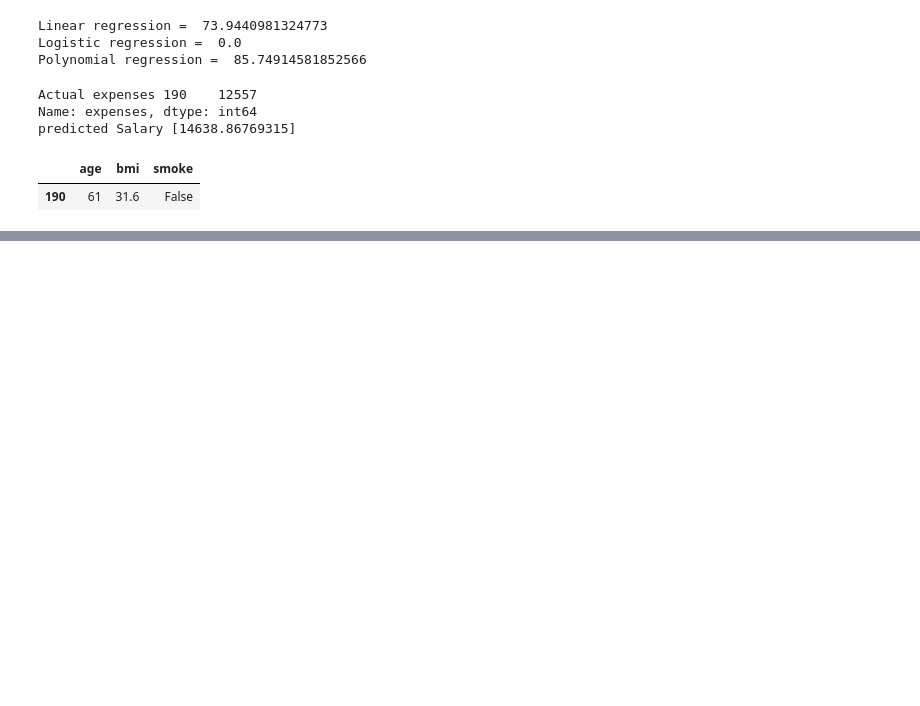
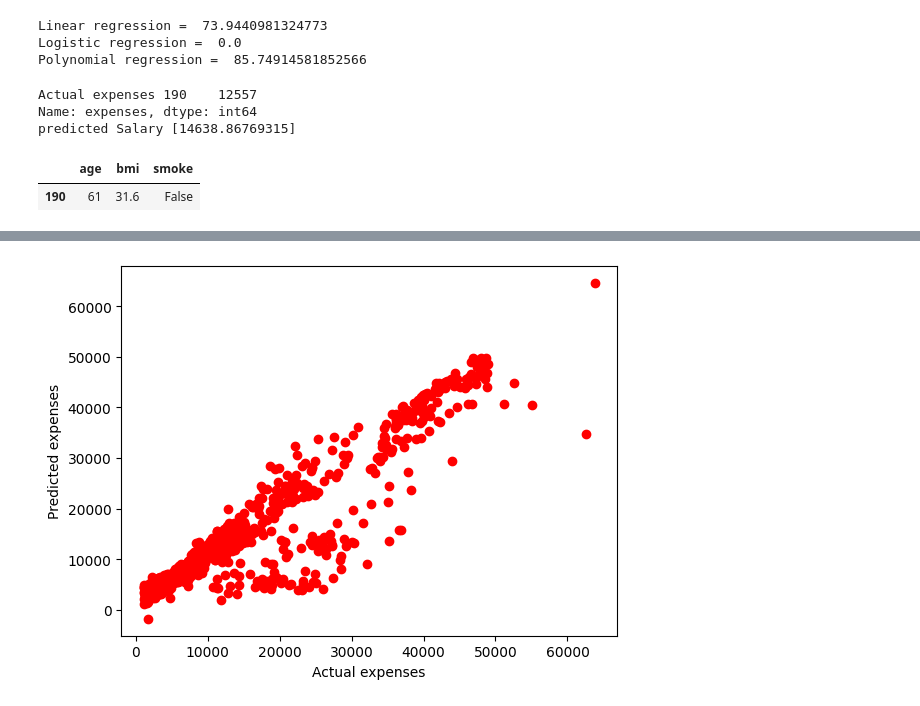
Before and after one commit to sushantbro12/Regression, a Jupyter notebook: Insurance.ipynb, the cells around one changed output, grey strips where cells are left out. Drawn from its saved outputs; the diff is of its cells as text; code cells hidden in the pictures; blank space fills up the shorter version.

```diff
--- a/Insurance.ipynb
+++ b/Insurance.ipynb
@@ -446,0 +461,7 @@ predicted Salary [14638.86769315]
+# %%
+plt.scatter(Y_train,poly_model.predict(poly_reg.fit_transform(X_train)),color = 'red')
+plt.xlabel('Actual expenses')
+plt.ylabel('Predicted expenses')
+plt.show()
+# %% [output]
+[figure, added]
```
Also changed, not shown: parts of 2 cells of this notebook.
